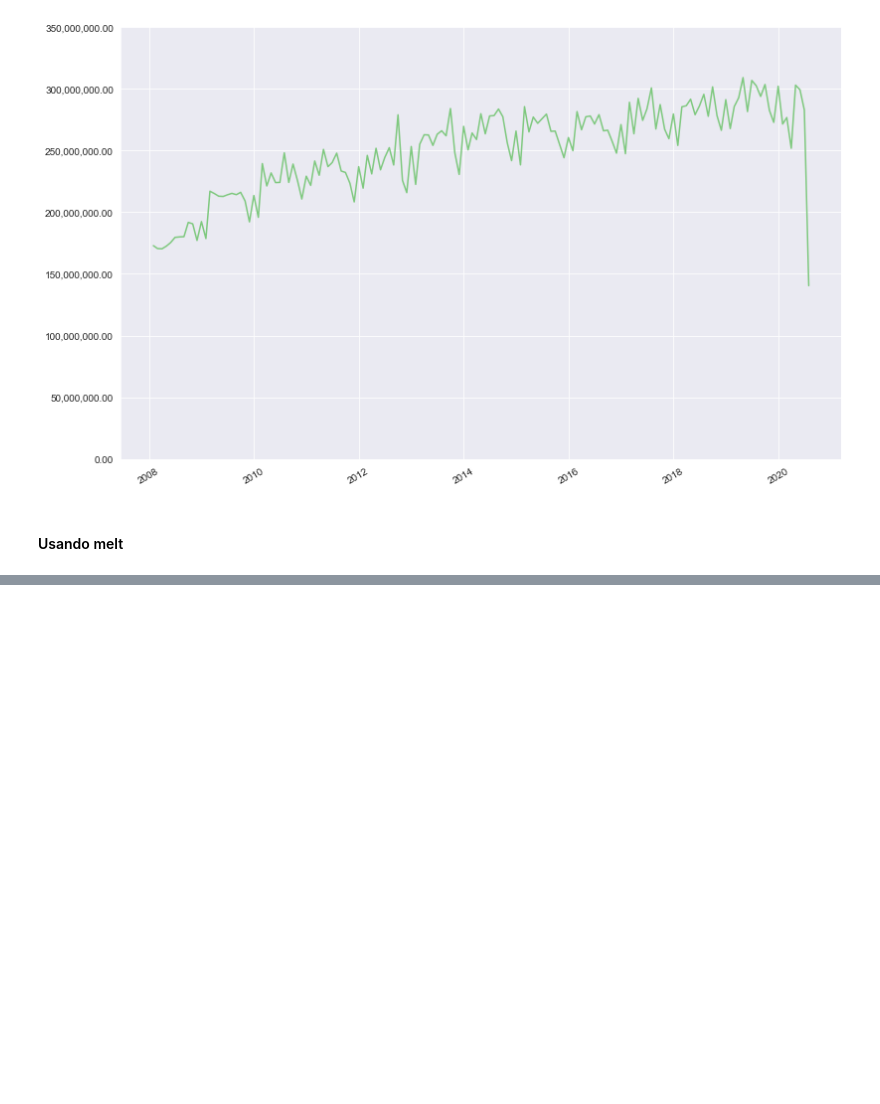
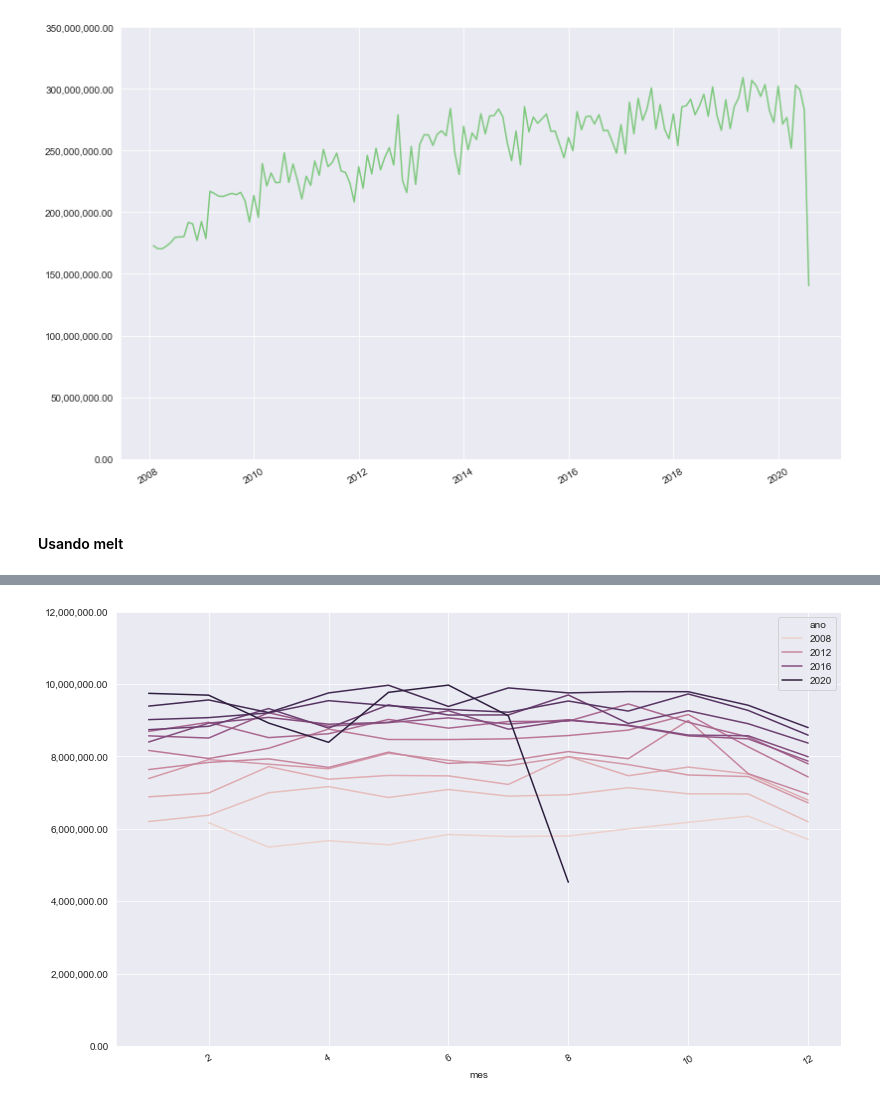
Before and after one commit to Colognesi/Bootcamp-DataScience, a Jupyter notebook: Modulo II - Tratamento, Exploração e Visualização de dados/Projeto/Modulo II.ipynb, the cells around one changed output, grey strips where cells are left out. Saved outputs shown, nothing was run; the diff lists cells and outputs as text; code cells hidden in the pictures; blank space fills up the shorter version.

```diff
--- a/Modulo II - Tratamento, Exploração e Visualização de dados/Projeto/Modulo II.ipynb
+++ b/Modulo II - Tratamento, Exploração e Visualização de dados/Projeto/Modulo II.ipynb
@@ -441,0 +458,27 @@ plt.show()
+# %%
+dias_por_mes = {
+    1 : 31,
+    2 : 28,
+    3 : 31,
+    4 : 30,
+    5 : 31,
+    6 : 30,
+    7 : 31,
+    8 : 31,
+    9 : 30,
+    10 : 31,
+    11 : 30,
+    12 : 31
+}
+# %%
+mensal_aberto['gasto_diario'] = mensal_aberto['gasto'] / mensal_aberto['mes'].map(dias_por_mes)
+# %%
+plt.figure(figsize=(13,8))
+ax = sns.lineplot(data = mensal_aberto.query("uf == 'São Paulo'"), x = 'mes' , y = 'gasto_diario', hue = 'ano')
+plt.xticks(rotation = 30)
+ax.yaxis.set_major_formatter(ticker.StrMethodFormatter('{x:,.2f}'))
+ax.set_ylabel('')
+ax.set_ylim(0, 12000000)
+plt.show()
+# %% [output]
+[figure, added]
```
Also changed, not shown: parts of 11 cells of this notebook.
